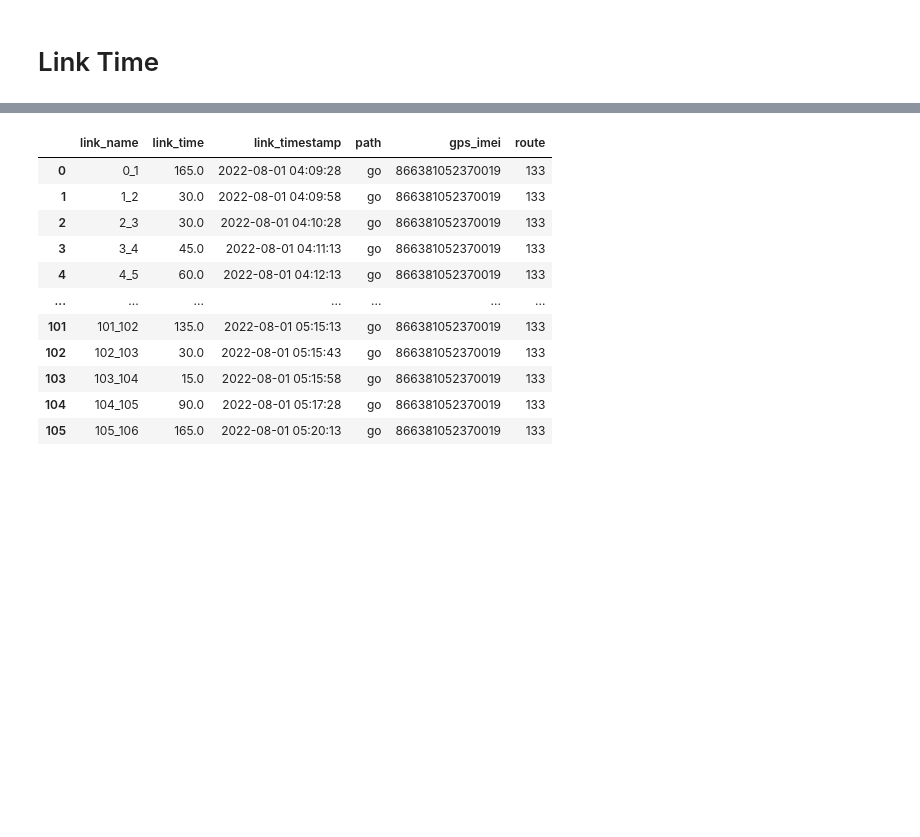
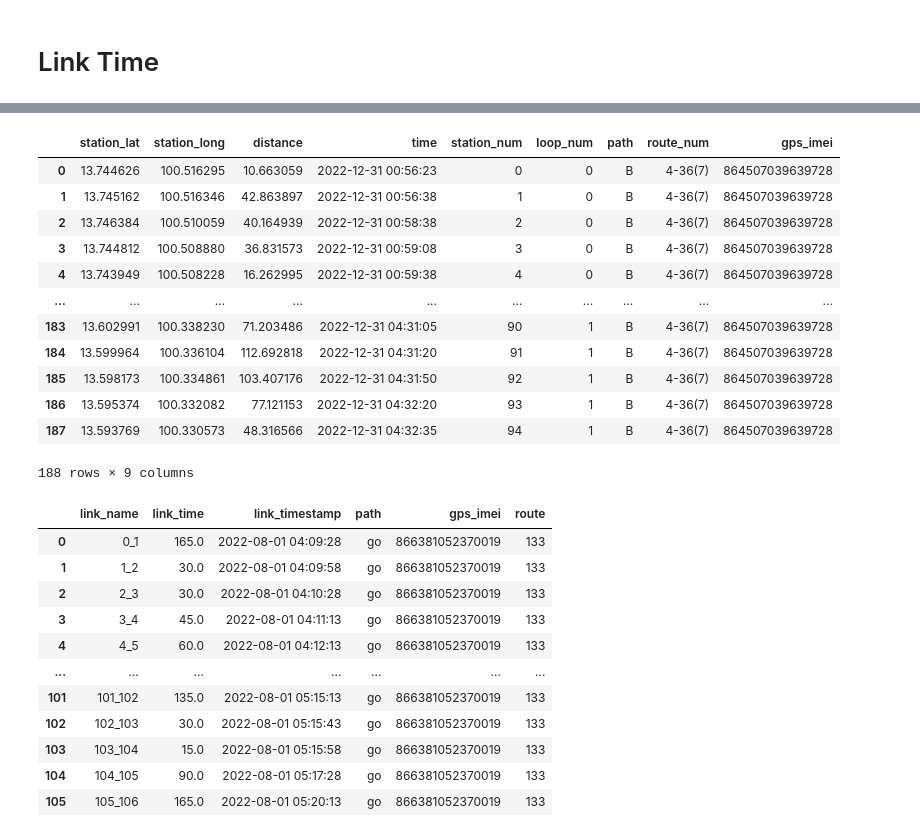
Before and after one commit to kasidejcha/eta_airflow, a Jupyter notebook: spark/resources/gps_check.ipynb, the cells around one changed output, grey strips where cells are left out. Cells and saved outputs as stored; diff of their text form; code cells hidden in the pictures; blank space fills up the shorter version.

```diff
--- a/spark/resources/gps_check.ipynb
+++ b/spark/resources/gps_check.ipynb
@@ -48,0 +51,19 @@ array([864352047950852, 864352047951652, 864606049299802, 864606049300014,
+# %%
+from glob import glob
+import pandas as pd
+arrival_list = glob('/mnt/c/Users/ea_user/Documents/bas_project/ETA/eta_airflow/spark/resources/data/arrival_thaistar/*/arrival_time/*')
+
+route = []
+for i in range(len(arrival_list)):
+    route.append(arrival_list[i].split('_')[-2])
+
+def count_duplicates(lst):
+    count = {}
+    for item in lst:
+        if item in count:
+            count[item] += 1
+        else:
+            count[item] = 1
+    return dict(sorted(count.items(), key=lambda item: item[1], reverse=True))
+
+count_duplicates(route)
@@ -53,3 +134,20 @@ arrival = pd.read_csv('/home/ea_admin/Documents/spark/airflow-spark/spark/resour
+# %%
+arrival = pd.read_csv(arrival_list[0])
+arrival
+# %% [output]
+|  | station_lat | station_long | distance | time | station_num | loop_num | path | route_num | gps_imei |
+| 0 | 13.744626 | 100.516295 | 10.663059 | 2022-12-31 00:56:23 | 0 | 0 | B | 4-36(7) | 864507039639728 |
+| 1 | 13.745162 | 100.516346 | 42.863897 | 2022-12-31 00:56:38 | 1 | 0 | B | 4-36(7) | 864507039639728 |
+| 2 | 13.746384 | 100.510059 | 40.164939 | 2022-12-31 00:58:38 | 2 | 0 | B | 4-36(7) | 864507039639728 |
+| 3 | 13.744812 | 100.508880 | 36.831573 | 2022-12-31 00:59:08 | 3 | 0 | B | 4-36(7) | 864507039639728 |
+| 4 | 13.743949 | 100.508228 | 16.262995 | 2022-12-31 00:59:38 | 4 | 0 | B | 4-36(7) | 864507039639728 |
+| ... | ... | ... | ... | ... | ... | ... | ... | ... | ... |
+| 183 | 13.602991 | 100.338230 | 71.203486 | 2022-12-31 04:31:05 | 90 | 1 | B | 4-36(7) | 864507039639728 |
+| 184 | 13.599964 | 100.336104 | 112.692818 | 2022-12-31 04:31:20 | 91 | 1 | B | 4-36(7) | 864507039639728 |
+| 185 | 13.598173 | 100.334861 | 103.407176 | 2022-12-31 04:31:50 | 92 | 1 | B | 4-36(7) | 864507039639728 |
+| 186 | 13.595374 | 100.332082 | 77.121153 | 2022-12-31 04:32:20 | 93 | 1 | B | 4-36(7) | 864507039639728 |
+| 187 | 13.593769 | 100.330573 | 48.316566 | 2022-12-31 04:32:35 | 94 | 1 | B | 4-36(7) | 864507039639728 |
+188 rows × 9 columns
 # %%
 arrival = arrival[(arrival.route_num == 6) & (arrival.path == 'go') & (arrival.loop_num == 0)
             & (arrival.gps_imei == 869530043171871)].sort_values('station_num', ascending=True)
```
Also changed, not shown: parts of 7 cells of this notebook, 35 other files.
